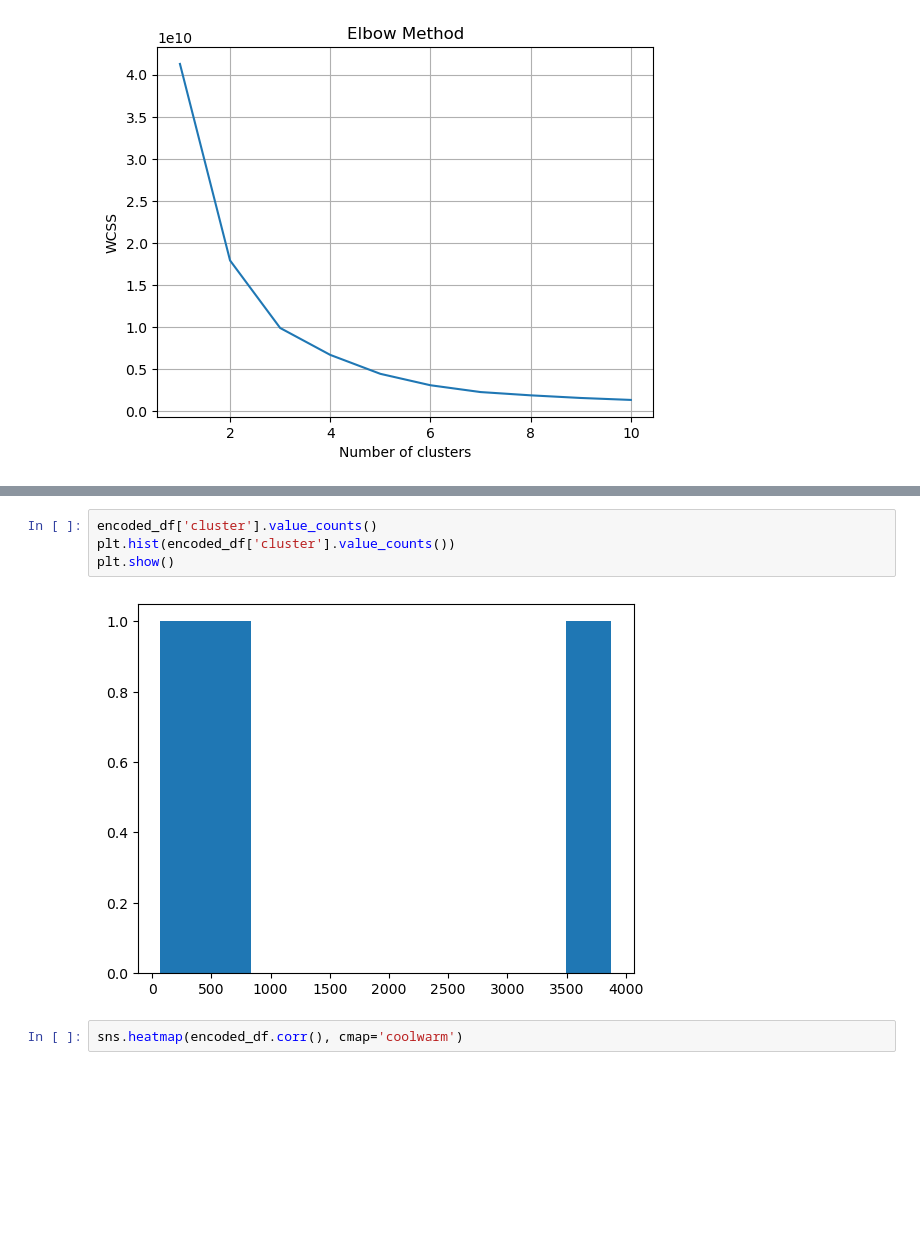
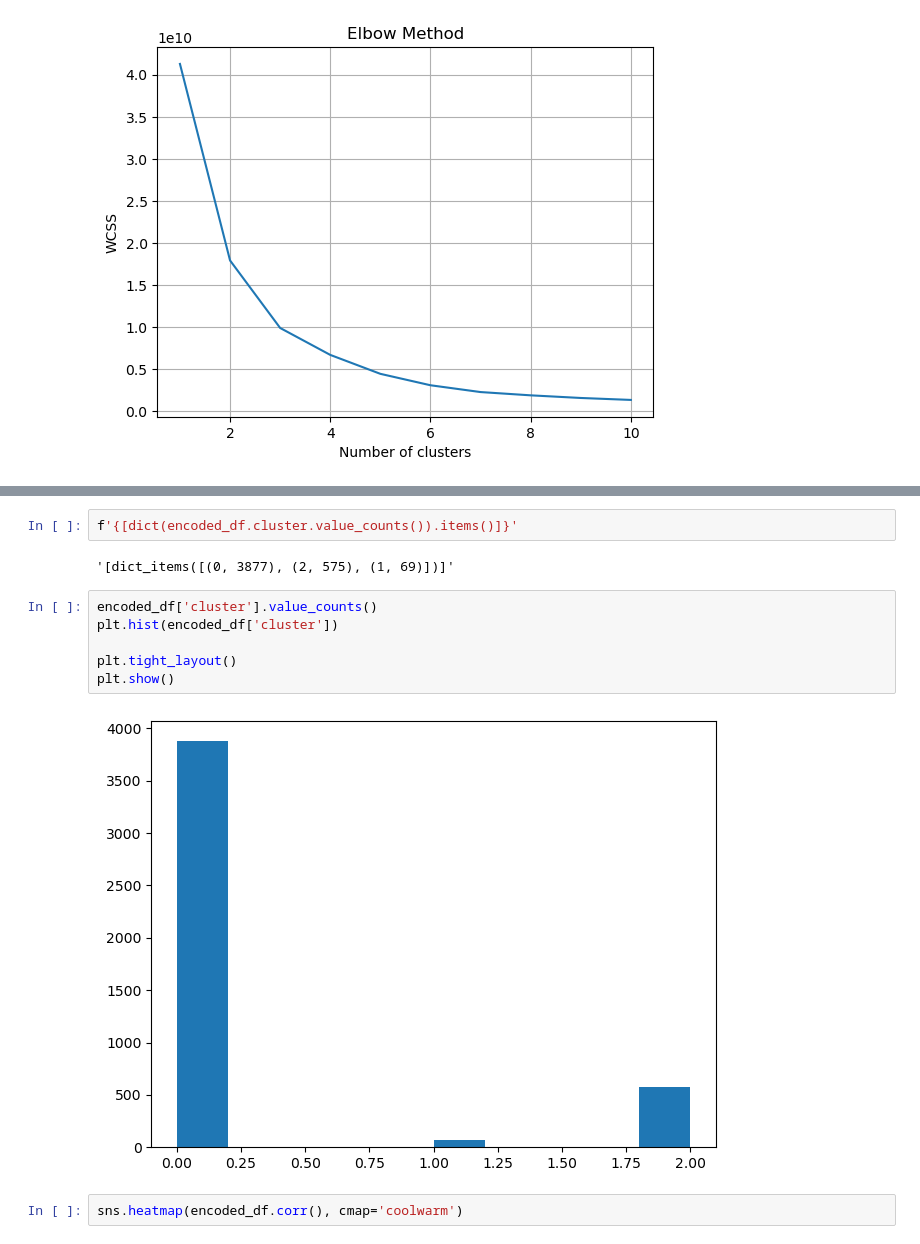
Before and after one commit to tgvp/Bank_Marketing, a Jupyter notebook: bank_marketing_analysis.ipynb, the cells around one changed output, grey strips where cells are left out. Drawn from its saved outputs; the diff is of its cells as text; blank space fills up the shorter version.

```diff
--- a/bank_marketing_analysis.ipynb
+++ b/bank_marketing_analysis.ipynb
@@ -295,9 +305,15 @@ encoded_df.head(40)
+# %%
+f'{[dict(encoded_df.cluster.value_counts()).items()]}'
+# %% [output]
+'[dict_items([(0, 3877), (2, 575), (1, 69)])]'
 # %%
 encoded_df['cluster'].value_counts()
-plt.hist(encoded_df['cluster'].value_counts())
+plt.hist(encoded_df['cluster'])
+
+plt.tight_layout()
 plt.show()
 # %% [output]
-[figure, old version]
+[figure, new version]
 # %%
 sns.heatmap(encoded_df.corr(), cmap='coolwarm')
 # %% [output]
```
Also changed, not shown: parts of 14 cells of this notebook.
